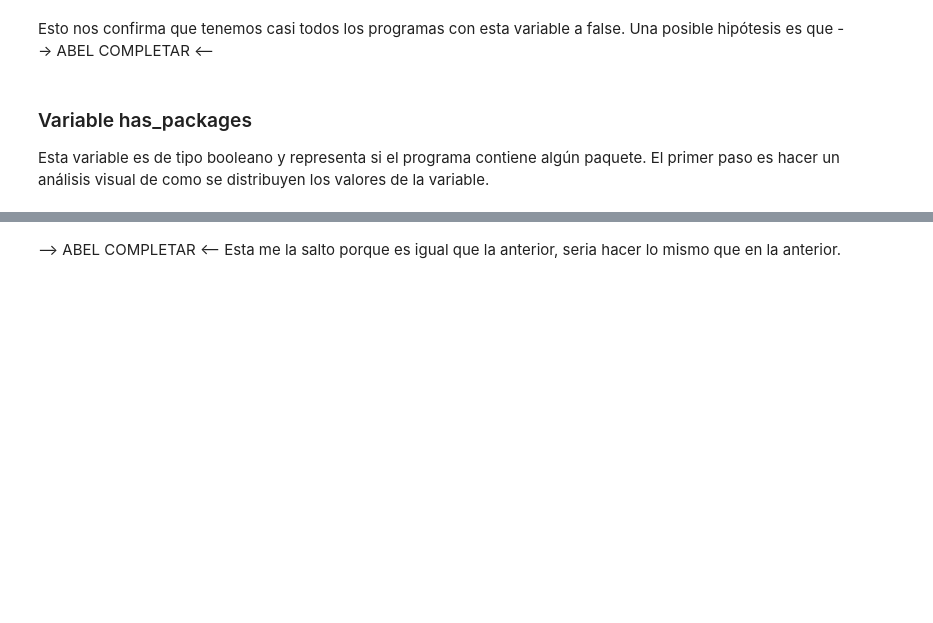
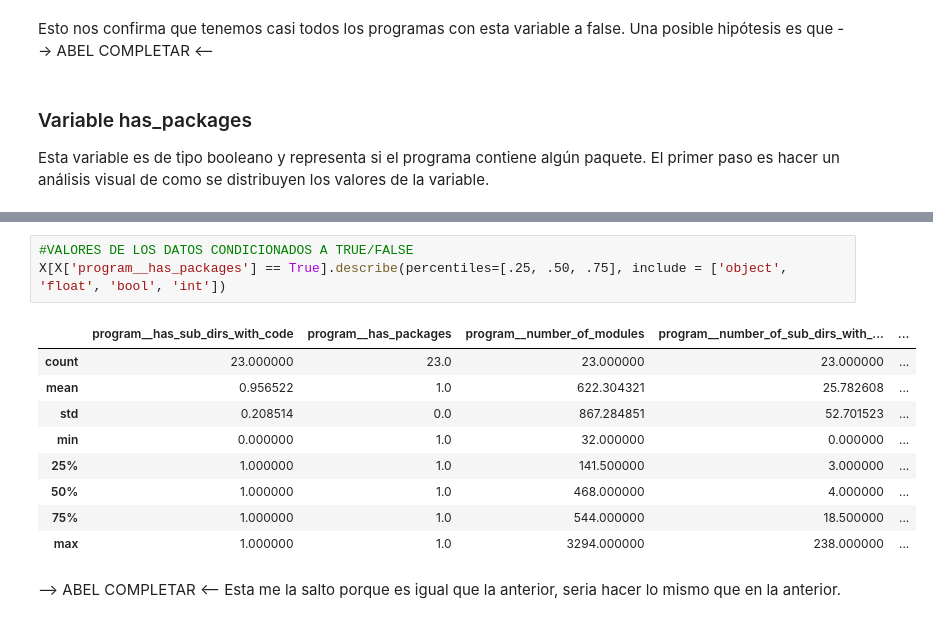
Before and after one commit to UO284262/PythonSourceCodeAnalysis, a Jupyter notebook: notebooks/01_programs.ipynb, the cells around one changed output, grey strips where cells are left out. Drawn from its saved outputs; the diff is of its cells as text; blank space fills up the shorter version.

```diff
--- a/notebooks/01_programs.ipynb
+++ b/notebooks/01_programs.ipynb
@@ -280,3 +310,16 @@ Esta variable es de tipo booleano y representa si el programa contiene algún pa
+# %%
+#VALORES DE LOS DATOS CONDICIONADOS A TRUE/FALSE
+X[X['program__has_packages'] == True].describe(percentiles=[.25, .50, .75], include = ['object', 'float', 'bool', 'int'])
+# %% [output]
+|  | program__has_sub_dirs_with_code | program__has_packages | program__number_of_modules | program__number_of_sub_dirs_with_... | ... |
+| count | 23.000000 | 23.0 | 23.000000 | 23.000000 | ... |
+| mean | 0.956522 | 1.0 | 622.304321 | 25.782608 | ... |
+| std | 0.208514 | 0.0 | 867.284851 | 52.701523 | ... |
+| min | 0.000000 | 1.0 | 32.000000 | 0.000000 | ... |
+| 25% | 1.000000 | 1.0 | 141.500000 | 3.000000 | ... |
+| 50% | 1.000000 | 1.0 | 468.000000 | 4.000000 | ... |
+| 75% | 1.000000 | 1.0 | 544.000000 | 18.500000 | ... |
+| max | 1.000000 | 1.0 | 3294.000000 | 238.000000 | ... |
 # %% [markdown]
 --> ABEL COMPLETAR <-- Esta me la salto porque es igual que la anterior, seria hacer lo mismo que en la anterior.
 # %% [markdown]
```
Also changed, not shown: parts of 10 cells of this notebook, 8 other files.
